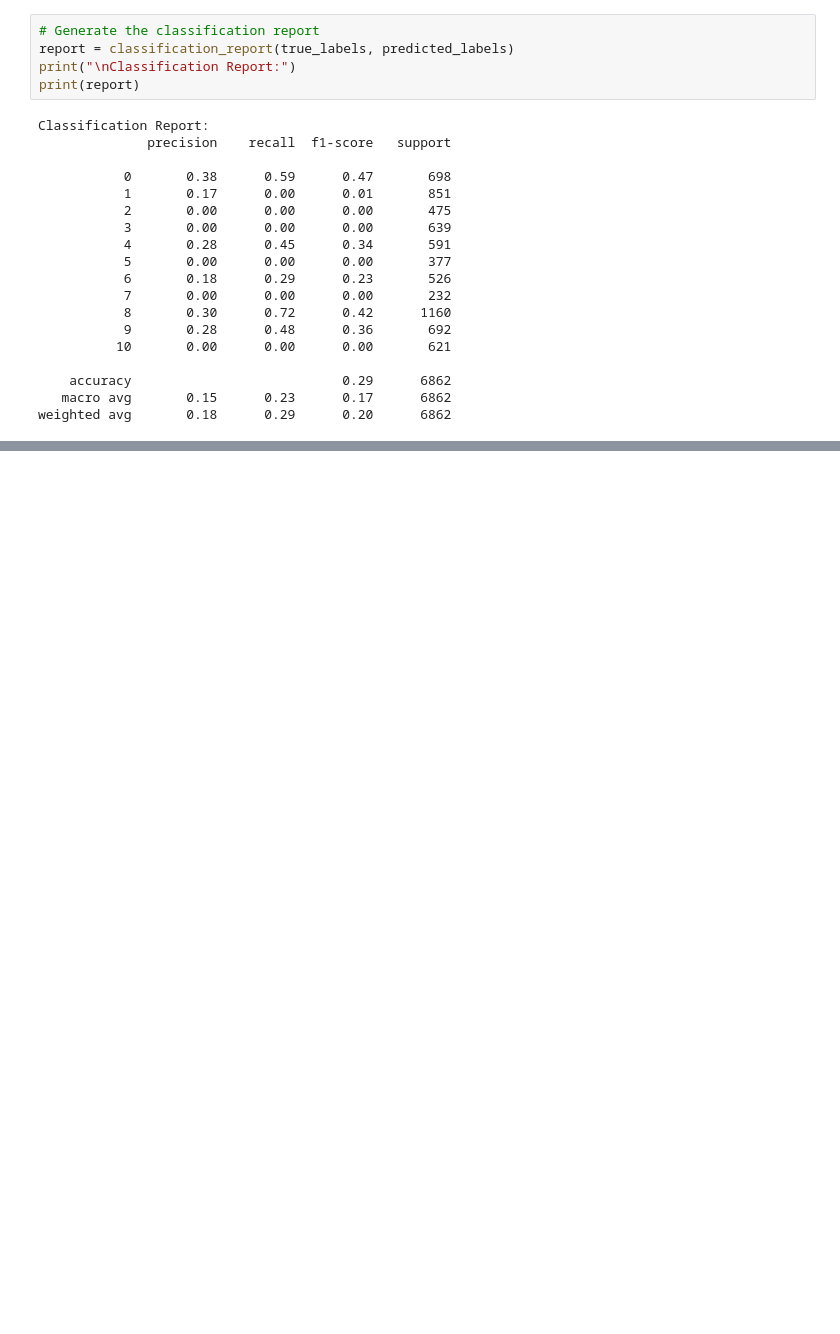
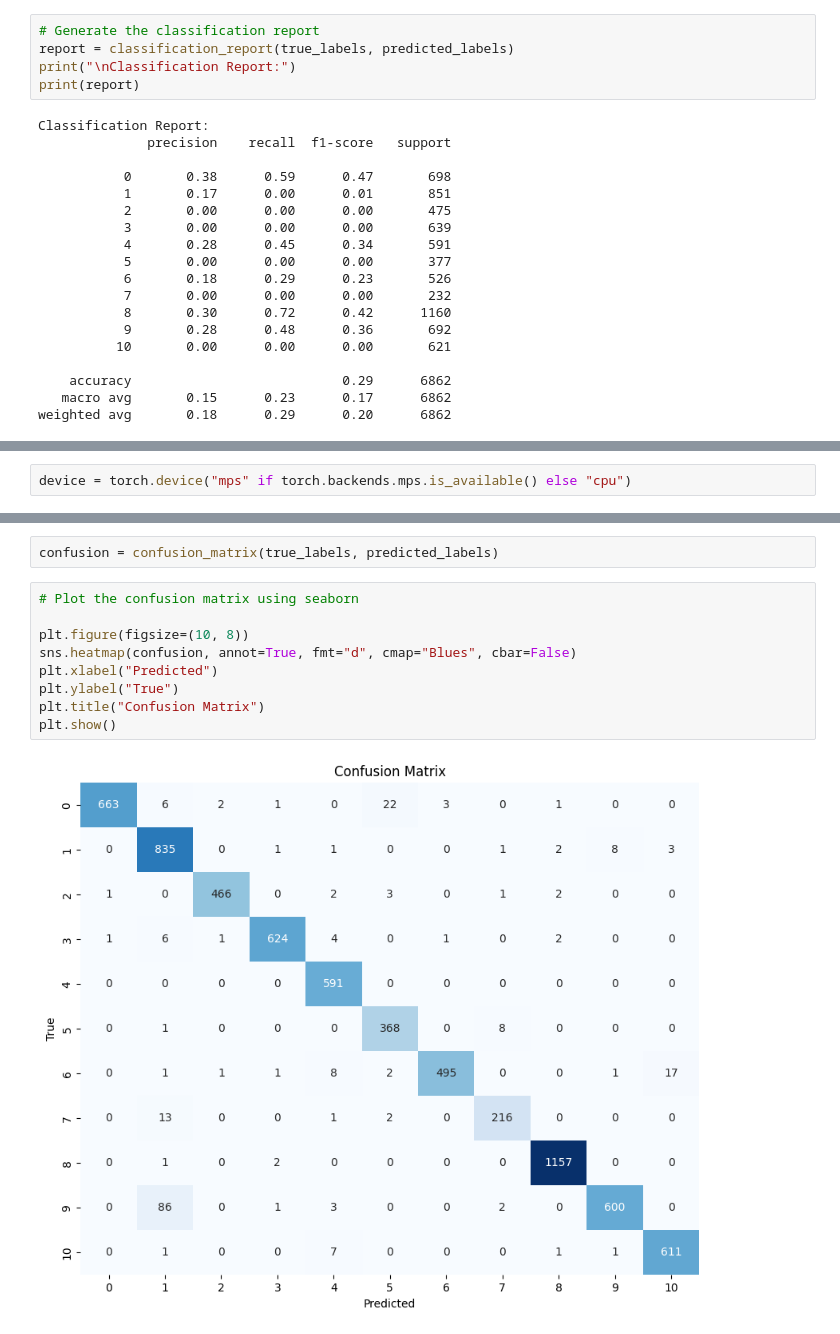
Before and after one commit to callmesanfornow/sssihl-deep-learning-summer-workshop, a Jupyter notebook: week-1/simplepytorchmodel.ipynb, the cells around one changed output, grey strips where cells are left out. Saved outputs shown, nothing was run; the diff lists cells and outputs as text; blank space fills up the shorter version.

```diff
--- a/week-1/simplepytorchmodel.ipynb
+++ b/week-1/simplepytorchmodel.ipynb
@@ -200,0 +227,2 @@ weighted avg       0.18      0.29      0.20      6862
+# %%
+device = torch.device("mps" if torch.backends.mps.is_available() else "cpu")
@@ -200,0 +341,13 @@ weighted avg       0.18      0.29      0.20      6862
+# %%
+confusion = confusion_matrix(true_labels, predicted_labels)
+# %%
+# Plot the confusion matrix using seaborn
+
+plt.figure(figsize=(10, 8))
+sns.heatmap(confusion, annot=True, fmt="d", cmap="Blues", cbar=False)
+plt.xlabel("Predicted")
+plt.ylabel("True")
+plt.title("Confusion Matrix")
+plt.show()
+# %% [output]
+[figure, added]
```
Also changed, not shown: parts of 11 cells of this notebook, 1 other file.
